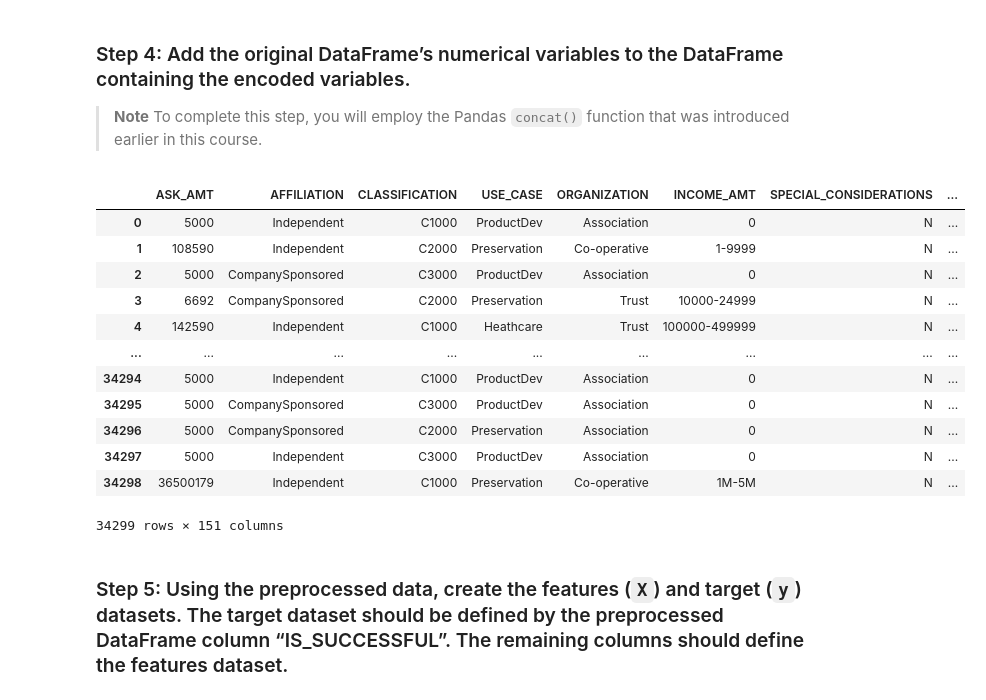
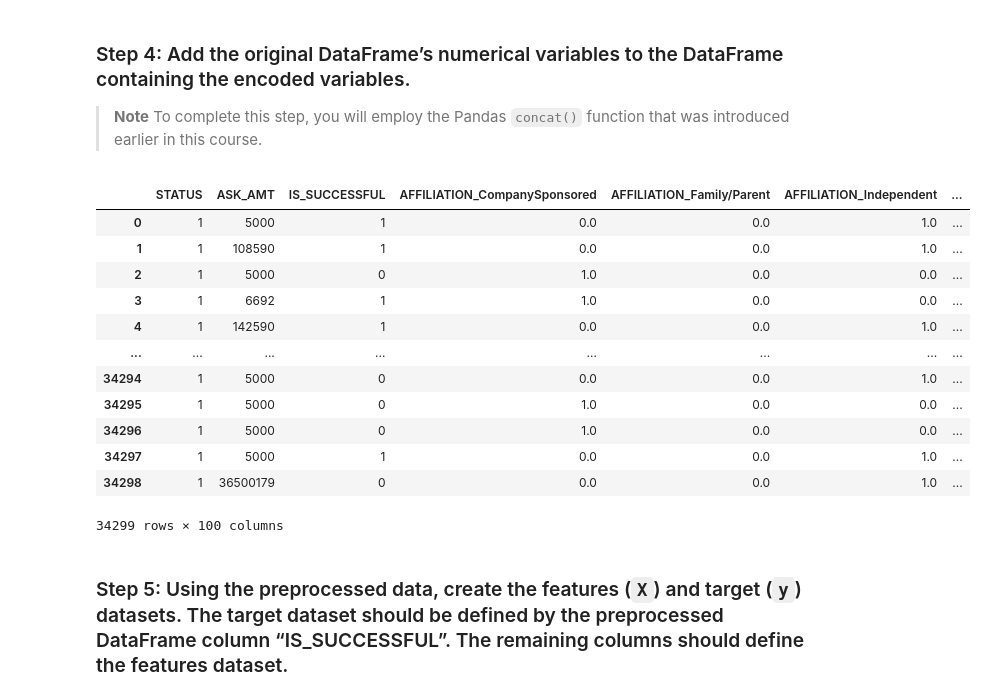
Before and after one commit to ZacharyWilkinson/Module_13_Challenge, a Jupyter notebook: Starter_Code (7)/Starter_Code/Colab_venture_funding_with_deep_learning.ipynb, the cells around one changed output. Saved outputs shown, nothing was run; the diff lists cells and outputs as text; code cells hidden in the pictures.

```diff
--- a/Starter_Code (7)/Starter_Code/Colab_venture_funding_with_deep_learning.ipynb
+++ b/Starter_Code (7)/Starter_Code/Colab_venture_funding_with_deep_learning.ipynb
@@ -208,24 +207,24 @@ encoded_df
 > **Note** To complete this step, you will employ the Pandas `concat()` function that was introduced earlier in this course.
 # %%
 # Add the numerical variables from the original DataFrame to the one-hot encoding DataFrame
-combined_encoded_df = pd.concat ([applicant_data_df[['ASK_AMT']], encoded_df], axis = 1)
+combined_encoded_df = pd.concat([applicant_data_df.drop(columns=['APPLICATION_TYPE','AFFILIATION','CLASSIFICATION','USE_CASE','ORGANIZATION', 'INCOME_AMT', 'SPECIAL_CONSIDERATIONS']), encoded_df], axis = 1)
 
 # Review the DataFrame
 combined_encoded_df
 # %% [output]
-|  | ASK_AMT | AFFILIATION | CLASSIFICATION | USE_CASE | ORGANIZATION | INCOME_AMT | SPECIAL_CONSIDERATIONS | ... |
-| 0 | 5000 | Independent | C1000 | ProductDev | Association | 0 | N | ... |
-| 1 | 108590 | Independent | C2000 | Preservation | Co-operative | 1-9999 | N | ... |
-| 2 | 5000 | CompanySponsored | C3000 | ProductDev | Association | 0 | N | ... |
-| 3 | 6692 | CompanySponsored | C2000 | Preservation | Trust | 10000-24999 | N | ... |
-| 4 | 142590 | Independent | C1000 | Heathcare | Trust | 100000-499999 | N | ... |
-| ... | ... | ... | ... | ... | ... | ... | ... | ... |
-| 34294 | 5000 | Independent | C1000 | ProductDev | Association | 0 | N | ... |
-| 34295 | 5000 | CompanySponsored | C3000 | ProductDev | Association | 0 | N | ... |
-| 34296 | 5000 | CompanySponsored | C2000 | Preservation | Association | 0 | N | ... |
-| 34297 | 5000 | Independent | C3000 | ProductDev | Association | 0 | N | ... |
-| 34298 | 36500179 | Independent | C1000 | Preservation | Co-operative | 1M-5M | N | ... |
+|  | STATUS | ASK_AMT | IS_SUCCESSFUL | AFFILIATION_CompanySponsored | AFFILIATION_Family/Parent | AFFILIATION_Independent | ... |
+| 0 | 1 | 5000 | 1 | 0.0 | 0.0 | 1.0 | ... |
+| 1 | 1 | 108590 | 1 | 0.0 | 0.0 | 1.0 | ... |
+| 2 | 1 | 5000 | 0 | 1.0 | 0.0 | 0.0 | ... |
+| 3 | 1 | 6692 | 1 | 1.0 | 0.0 | 0.0 | ... |
+| 4 | 1 | 142590 | 1 | 0.0 | 0.0 | 1.0 | ... |
+| ... | ... | ... | ... | ... | ... | ... | ... |
+| 34294 | 1 | 5000 | 0 | 0.0 | 0.0 | 1.0 | ... |
+| 34295 | 1 | 5000 | 0 | 1.0 | 0.0 | 0.0 | ... |
+| 34296 | 1 | 5000 | 0 | 1.0 | 0.0 | 0.0 | ... |
+| 34297 | 1 | 5000 | 1 | 0.0 | 0.0 | 1.0 | ... |
+| 34298 | 1 | 36500179 | 0 | 0.0 | 0.0 | 1.0 | ... |
-34299 rows × 151 columns
+34299 rows × 100 columns
 # %% [markdown]
 ### Step 5: Using the preprocessed data, create the features (`X`) and target (`y`) datasets. The target dataset should be defined by the preprocessed DataFrame column “IS_SUCCESSFUL”. The remaining columns should define the features dataset.
 # %%
```
Also changed, not shown: parts of 44 cells of this notebook, 2 other files.
